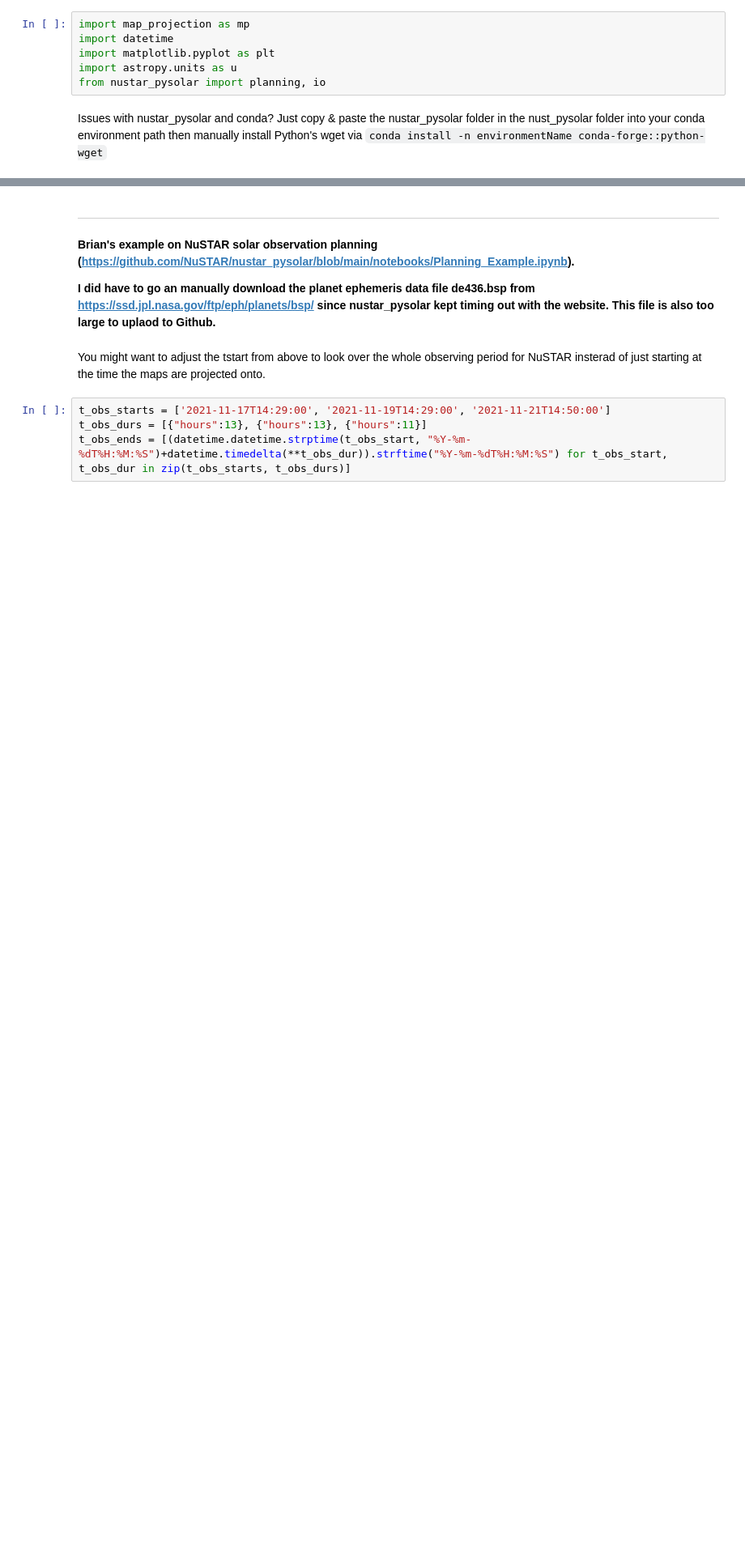
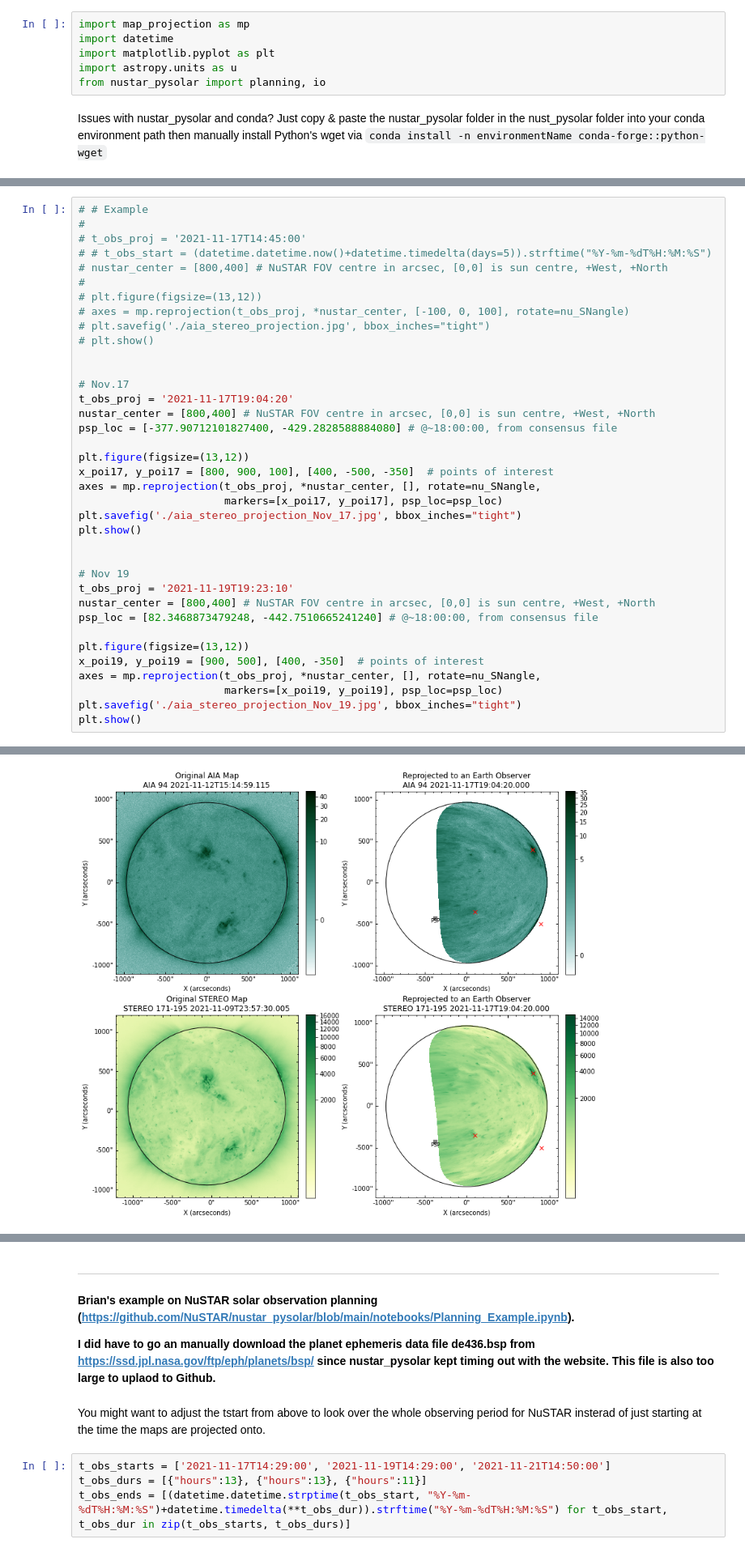
Before and after one commit to pet00184/NuSTAR_research, a Jupyter notebook: aia_and_stereo_reprojection.ipynb, the cells around one changed output, grey strips where cells are left out. Shown at 81% size. Cells and saved outputs as stored; diff of their text form; blank space fills up the shorter version.

Commit message:
Can now plot points of interest (marked with x) and PSP location (marked with square).

```diff
--- a/aia_and_stereo_reprojection.ipynb
+++ b/aia_and_stereo_reprojection.ipynb
@@ -27,0 +12,38 @@ INFO: Missing metadata for solar radius: assuming the standard radius of the pho
+# %%
+# # Example
+#
+# t_obs_proj = '2021-11-17T14:45:00'
+# # t_obs_start = (datetime.datetime.now()+datetime.timedelta(days=5)).strftime("%Y-%m-%dT%H:%M:%S")
+# nustar_center = [800,400] # NuSTAR FOV centre in arcsec, [0,0] is sun centre, +West, +North
+#
+# plt.figure(figsize=(13,12))
+# axes = mp.reprojection(t_obs_proj, *nustar_center, [-100, 0, 100], rotate=nu_SNangle)
+# plt.savefig('./aia_stereo_projection.jpg', bbox_inches="tight")
+# plt.show()
+
+
+# Nov.17
+t_obs_proj = '2021-11-17T19:04:20'
+nustar_center = [800,400] # NuSTAR FOV centre in arcsec, [0,0] is sun centre, +West, +North
+psp_loc = [-377.90712101827400, -429.2828588884080] # @~18:00:00, from consensus file
+
+plt.figure(figsize=(13,12))
+x_poi17, y_poi17 = [800, 900, 100], [400, -500, -350]  # points of interest
+axes = mp.reprojection(t_obs_proj, *nustar_center, [], rotate=nu_SNangle,
+                       markers=[x_poi17, y_poi17], psp_loc=psp_loc)
+plt.savefig('./aia_stereo_projection_Nov_17.jpg', bbox_inches="tight")
+plt.show()
+
+
+# Nov 19
+t_obs_proj = '2021-11-19T19:23:10'
+nustar_center = [800,400] # NuSTAR FOV centre in arcsec, [0,0] is sun centre, +West, +North
+psp_loc = [82.3468873479248, -442.7510665241240] # @~18:00:00, from consensus file
+
+plt.figure(figsize=(13,12))
+x_poi19, y_poi19 = [900, 500], [400, -350]  # points of interest
+axes = mp.reprojection(t_obs_proj, *nustar_center, [], rotate=nu_SNangle,
+                       markers=[x_poi19, y_poi19], psp_loc=psp_loc)
+plt.savefig('./aia_stereo_projection_Nov_19.jpg', bbox_inches="tight")
+plt.show()
+# %% [output]
@@ -27,0 +57 @@ INFO: Missing metadata for solar radius: assuming the standard radius of the pho
+[figure, added]
```
Also changed, not shown: parts of 5 cells of this notebook, 3 other files.
